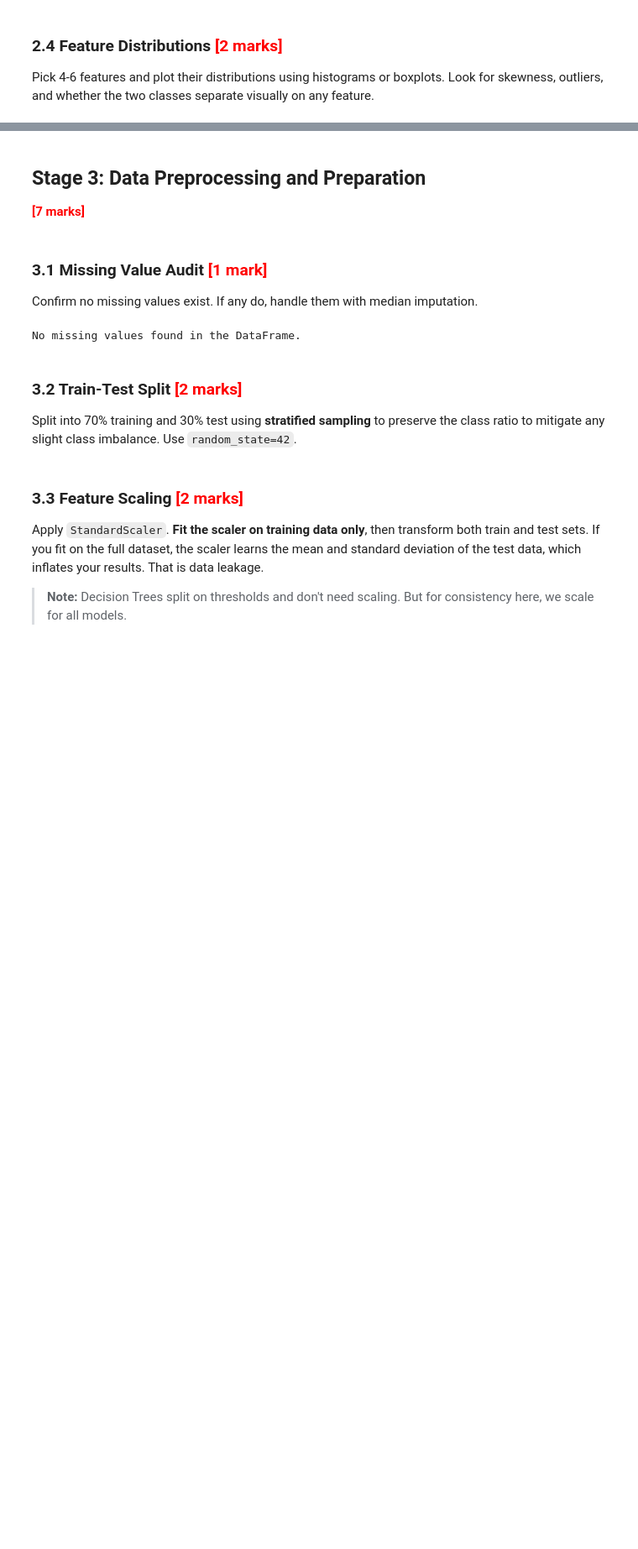
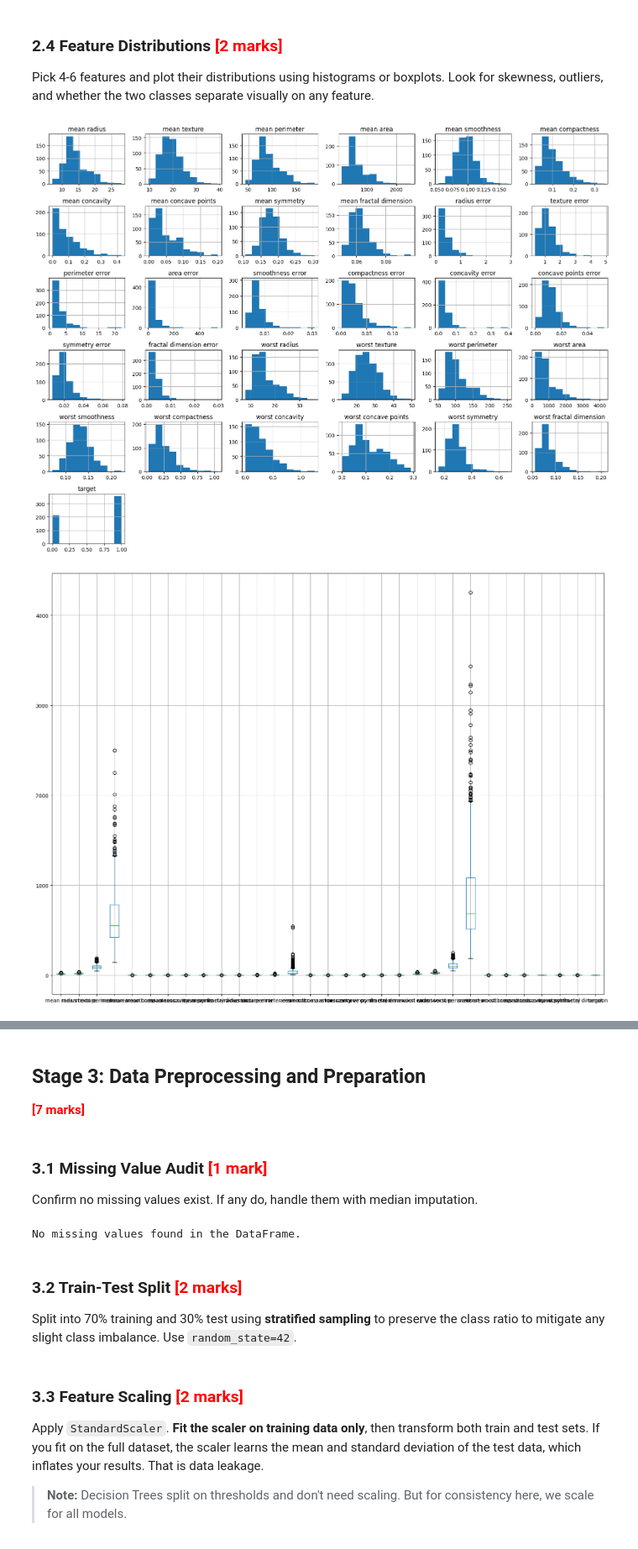
Before and after one commit to ravi-soda/ML_Assignments, a Jupyter notebook: assignments/Classification_Assignment_IITKGP/Classification_Models_Exercise.ipynb, the cells around one changed output, grey strips where cells are left out. Shown at 84% size. Cells and saved outputs as stored; diff of their text form; code cells hidden in the pictures; blank space fills up the shorter version.

```diff
--- a/assignments/Classification_Assignment_IITKGP/Classification_Models_Exercise.ipynb
+++ b/assignments/Classification_Assignment_IITKGP/Classification_Models_Exercise.ipynb
@@ -252,6 +255,17 @@ Pick 4-6 features and plot their distributions using histograms or boxplots. Loo
 # %%
 # Feature distributions for 6 selected features, coloured by class
 ### CODE HERE ###
+df.hist(figsize=(16, 12))
+plt.tight_layout()
+plt.show()
+
+# box plot
+df.boxplot(figsize=(16, 12))
+plt.tight_layout()
+plt.show()
+# %% [output]
+[figure, added]
+[figure, added]
 # %% [markdown]
 ### ✍️ Interpretation Checkpoint
 
```
Also changed, not shown: parts of 3 cells of this notebook.
